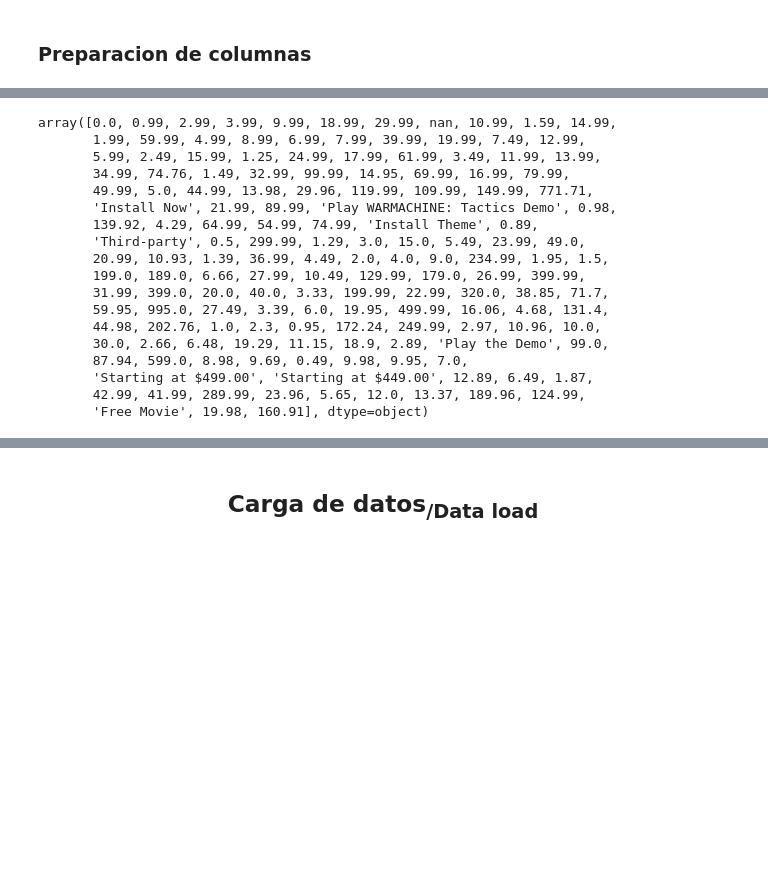
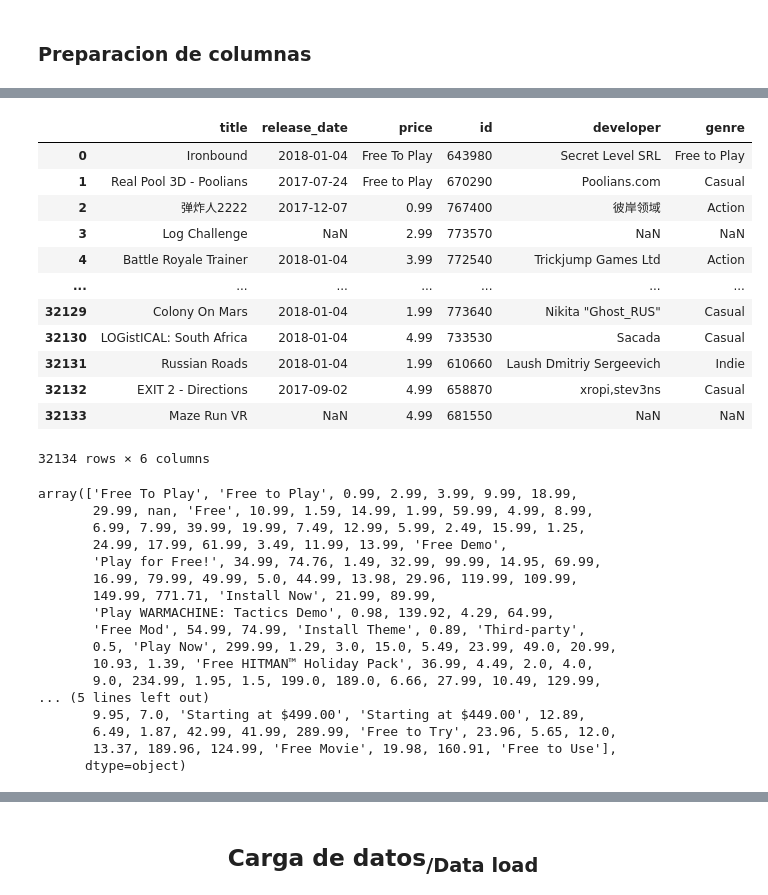
Before and after one commit to Edgarescribiendo/PI_1-ML_OPS-, a Jupyter notebook: ETL-games.ipynb, the cells around one changed output, grey strips where cells are left out. Cells and saved outputs as stored; diff of their text form; code cells hidden in the pictures; blank space fills up the shorter version.

```diff
--- a/ETL-games.ipynb
+++ b/ETL-games.ipynb
@@ -196,24 +186,41 @@ df_expanded3
+# %%
+df_expanded2 = df_expanded2.rename(columns= {0:"genre"})
+df_expanded2 = df_expanded2.drop([1,2,3,4,5,6,7,8,9,10],axis = 1)
+df_expanded2
+# %% [output]
+|  | title | release_date | price | id | developer | genre |
+| 0 | Ironbound | 2018-01-04 | Free To Play | 643980 | Secret Level SRL | Free to Play |
+| 1 | Real Pool 3D - Poolians | 2017-07-24 | Free to Play | 670290 | Poolians.com | Casual |
+| 2 | 弹炸人2222 | 2017-12-07 | 0.99 | 767400 | 彼岸领域 | Action |
+| 3 | Log Challenge | NaN | 2.99 | 773570 | NaN | NaN |
+| 4 | Battle Royale Trainer | 2018-01-04 | 3.99 | 772540 | Trickjump Games Ltd | Action |
+| ... | ... | ... | ... | ... | ... | ... |
+| 32129 | Colony On Mars | 2018-01-04 | 1.99 | 773640 | Nikita "Ghost_RUS" | Casual |
+| 32130 | LOGistICAL: South Africa | 2018-01-04 | 4.99 | 733530 | Sacada | Casual |
+| 32131 | Russian Roads | 2018-01-04 | 1.99 | 610660 | Laush Dmitriy Sergeevich | Indie |
+| 32132 | EXIT 2 - Directions | 2017-09-02 | 4.99 | 658870 | xropi,stev3ns | Casual |
+| 32133 | Maze Run VR | NaN | 4.99 | 681550 | NaN | NaN |
+32134 rows × 6 columns
 # %%
 #Revision de columna price
-df_expanded3['price'].unique()
+df_expanded2['price'].unique()
 # %% [output]
-array([0.0, 0.99, 2.99, 3.99, 9.99, 18.99, 29.99, nan, 10.99, 1.59, 14.99,
-       1.99, 59.99, 4.99, 8.99, 6.99, 7.99, 39.99, 19.99, 7.49, 12.99,
-       5.99, 2.49, 15.99, 1.25, 24.99, 17.99, 61.99, 3.49, 11.99, 13.99,
-       34.99, 74.76, 1.49, 32.99, 99.99, 14.95, 69.99, 16.99, 79.99,
-       49.99, 5.0, 44.99, 13.98, 29.96, 119.99, 109.99, 149.99, 771.71,
-       'Install Now', 21.99, 89.99, 'Play WARMACHINE: Tactics Demo', 0.98,
-       139.92, 4.29, 64.99, 54.99, 74.99, 'Install Theme', 0.89,
-       'Third-party', 0.5, 299.99, 1.29, 3.0, 15.0, 5.49, 23.99, 49.0,
-       20.99, 10.93, 1.39, 36.99, 4.49, 2.0, 4.0, 9.0, 234.99, 1.95, 1.5,
-       199.0, 189.0, 6.66, 27.99, 10.49, 129.99, 179.0, 26.99, 399.99,
-       31.99, 399.0, 20.0, 40.0, 3.33, 199.99, 22.99, 320.0, 38.85, 71.7,
-       59.95, 995.0, 27.49, 3.39, 6.0, 19.95, 499.99, 16.06, 4.68, 131.4,
-       44.98, 202.76, 1.0, 2.3, 0.95, 172.24, 249.99, 2.97, 10.96, 10.0,
-       30.0, 2.66, 6.48, 19.29, 11.15, 18.9, 2.89, 'Play the Demo', 99.0,
-       87.94, 599.0, 8.98, 9.69, 0.49, 9.98, 9.95, 7.0,
-       'Starting at $499.00', 'Starting at $449.00', 12.89, 6.49, 1.87,
-       42.99, 41.99, 289.99, 23.96, 5.65, 12.0, 13.37, 189.96, 124.99,
-       'Free Movie', 19.98, 160.91], dtype=object)
+array(['Free To Play', 'Free to Play', 0.99, 2.99, 3.99, 9.99, 18.99,
+       29.99, nan, 'Free', 10.99, 1.59, 14.99, 1.99, 59.99, 4.99, 8.99,
+       6.99, 7.99, 39.99, 19.99, 7.49, 12.99, 5.99, 2.49, 15.99, 1.25,
+       24.99, 17.99, 61.99, 3.49, 11.99, 13.99, 'Free Demo',
+       'Play for Free!', 34.99, 74.76, 1.49, 32.99, 99.99, 14.95, 69.99,
+       16.99, 79.99, 49.99, 5.0, 44.99, 13.98, 29.96, 119.99, 109.99,
+       149.99, 771.71, 'Install Now', 21.99, 89.99,
+       'Play WARMACHINE: Tactics Demo', 0.98, 139.92, 4.29, 64.99,
+       'Free Mod', 54.99, 74.99, 'Install Theme', 0.89, 'Third-party',
+       0.5, 'Play Now', 299.99, 1.29, 3.0, 15.0, 5.49, 23.99, 49.0, 20.99,
+       10.93, 1.39, 'Free HITMAN™ Holiday Pack', 36.99, 4.49, 2.0, 4.0,
+       9.0, 234.99, 1.95, 1.5, 199.0, 189.0, 6.66, 27.99, 10.49, 129.99,
+... (5 lines left out)
+       9.95, 7.0, 'Starting at $499.00', 'Starting at $449.00', 12.89,
+       6.49, 1.87, 42.99, 41.99, 289.99, 'Free to Try', 23.96, 5.65, 12.0,
+       13.37, 189.96, 124.99, 'Free Movie', 19.98, 160.91, 'Free to Use'],
+      dtype=object)
 # %%
 #Correccion de algunos elementos no numericos
```
Also changed, not shown: parts of 13 cells of this notebook, 4 other files.
